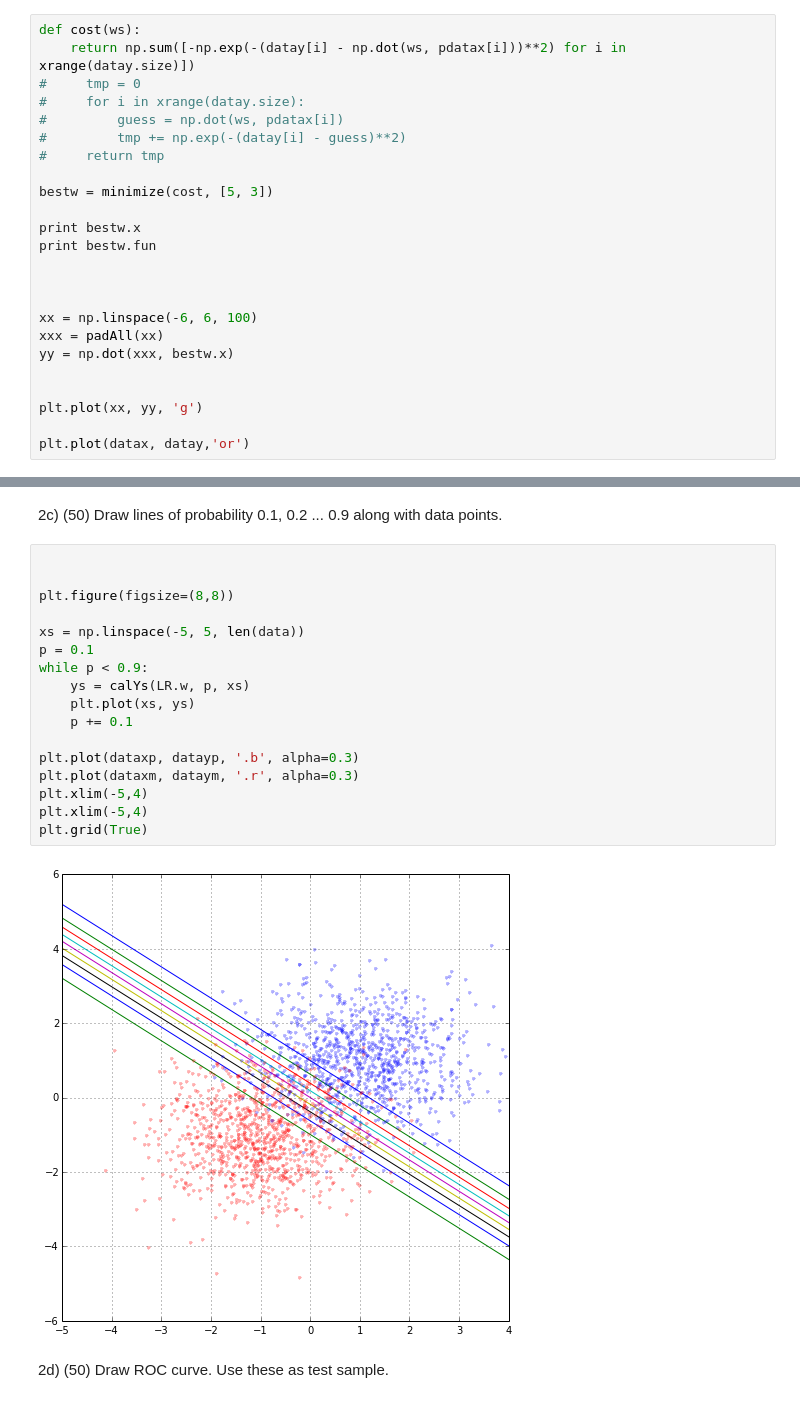
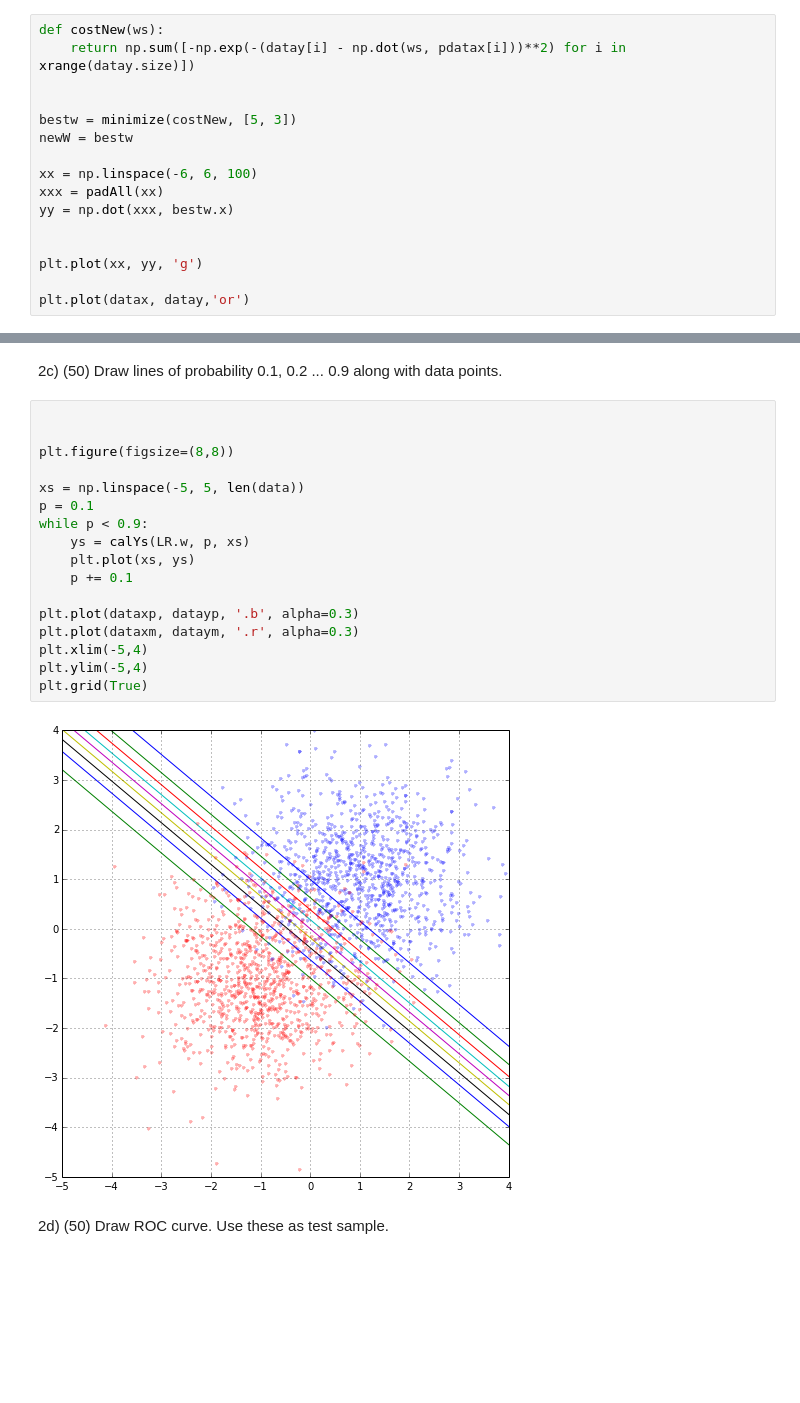
Before and after one commit to KongsakTi/PatternReg, a Jupyter notebook: Homework 2.ipynb, the cells around one changed output, grey strips where cells are left out. Drawn from its saved outputs; the diff is of its cells as text; blank space fills up the shorter version.

```diff
--- a/Homework 2.ipynb
+++ b/Homework 2.ipynb
@@ -125,20 +122,12 @@ Start your minimization at [5,3].
 
 Then plot and compare your line with actual data.
 # %%
-def cost(ws):
+def costNew(ws):
     return np.sum([-np.exp(-(datay[i] - np.dot(ws, pdatax[i]))**2) for i in xrange(datay.size)])
-#     tmp = 0
-#     for i in xrange(datay.size):
-#         guess = np.dot(ws, pdatax[i])
-#         tmp += np.exp(-(datay[i] - guess)**2)
-#     return tmp
-
-bestw = minimize(cost, [5, 3])
-
-print bestw.x
-print bestw.fun
 
 
+bestw = minimize(costNew, [5, 3])
+newW = bestw
 
 xx = np.linspace(-6, 6, 100)
 xxx = padAll(xx)
@@ -363,22 +358,22 @@ plt.grid(True)
 # %%
 
 
 plt.figure(figsize=(8,8))
 
 xs = np.linspace(-5, 5, len(data))
 p = 0.1
 while p < 0.9:
     ys = calYs(LR.w, p, xs)
     plt.plot(xs, ys)
     p += 0.1
 
 plt.plot(dataxp, datayp, '.b', alpha=0.3)
 plt.plot(dataxm, dataym, '.r', alpha=0.3)
 plt.xlim(-5,4)
-plt.xlim(-5,4)
+plt.ylim(-5,4)
 plt.grid(True)
 # %% [output]
-[figure, old version]
+[figure, new version]
 # %% [markdown]
 2d) (50) Draw ROC curve. Use these as test sample.
 # %%
```
Also changed, not shown: parts of 6 cells of this notebook, 2 other files.
